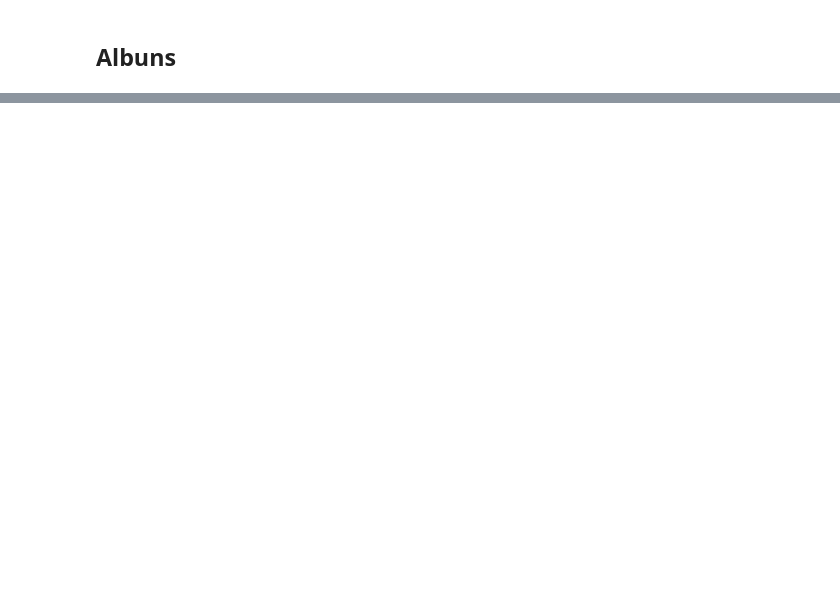
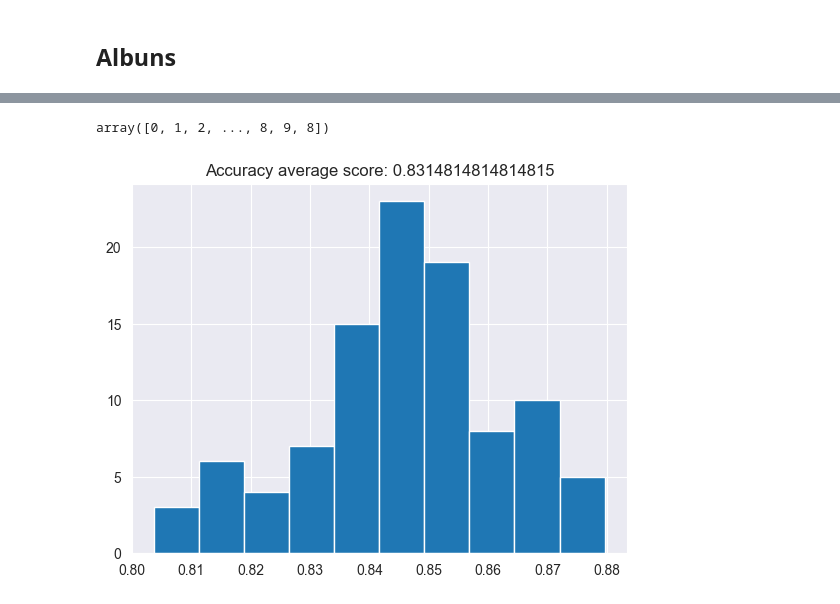
Before and after one commit to beneditagoncalves/Project2IACD, a Jupyter notebook: trabalho.ipynb, the cells around one changed output, grey strips where cells are left out. Cells and saved outputs as stored; diff of their text form; code cells hidden in the pictures; blank space fills up the shorter version.

```diff
--- a/trabalho.ipynb
+++ b/trabalho.ipynb
@@ -166,0 +181,4 @@ print(accuracy)
+# %%
+target
+# %% [output]
+array([0, 1, 2, ..., 8, 9, 8])
@@ -166,0 +190,4 @@ print(accuracy)
+# %%
+average_tree_score(tree)
+# %% [output]
+[figure, added]
```
Also changed, not shown: parts of 17 cells of this notebook.
